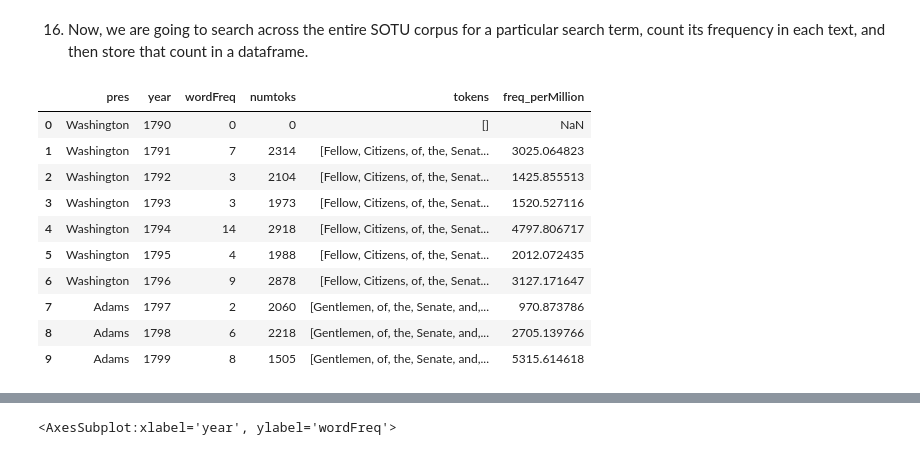
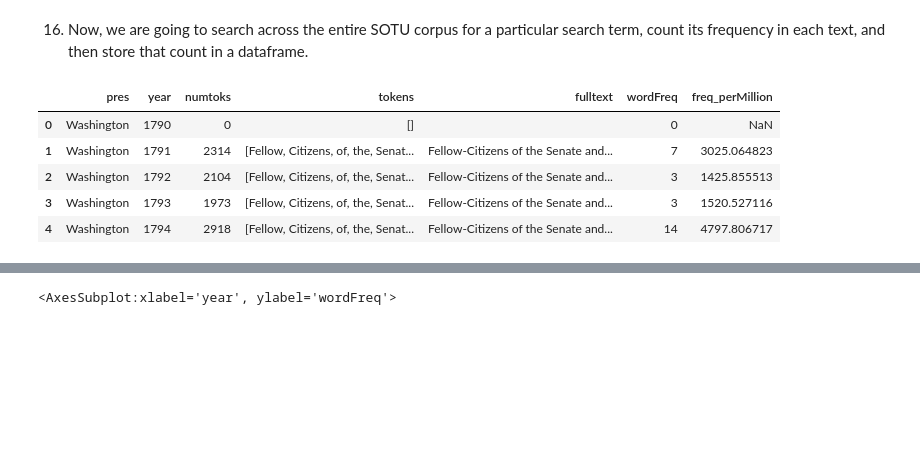
Before and after one commit to Dartmouth-Libraries/Word-Counts, a Jupyter notebook: W23b_PythonTA2_CountingWords-Copy1.ipynb, the cells around one changed output, grey strips where cells are left out. Drawn from its saved outputs; the diff is of its cells as text; code cells hidden in the pictures; blank space fills up the shorter version.

```diff
--- a/W23b_PythonTA2_CountingWords-Copy1.ipynb
+++ b/W23b_PythonTA2_CountingWords-Copy1.ipynb
@@ -309,45 +357,53 @@ ared . The Creeks in particular are covered from encroachment by the imposition
  prosperity which his goodness has already conferred , and to verify the anticipations of this Government being a safeguard of human rights . GO . WASHINGTON
 # %% [markdown]
 16. Now, we are going to search across the entire SOTU corpus for a particular search term, count its frequency in each text, and then store that count in a dataframe.
+# %%
+searchTerm = "government"
+
+def getWordFreq (term,toks):
+    ltoks = [tok.lower() for tok in toks]
+    tokfreqs=collections.Counter(ltoks)
+    wordFreq = tokfreqs[term]
+    return(wordFreq)
+
+
+sotudf['wordFreq'] = sotudf['tokens'].apply(lambda x: getWordFreq(searchTerm,x))
+sotudf['freq_perMillion'] = sotudf['wordFreq']/sotudf['numtoks']*1000000
+sotudf.head()
+# %% [output]
+|  | pres | year | numtoks | tokens | fulltext | wordFreq | freq_perMillion |
+| 0 | Washington | 1790 | 0 | [] |  | 0 | NaN |
+| 1 | Washington | 1791 | 2314 | [Fellow, Citizens, of, the, Senat... | Fellow-Citizens of the Senate and... | 7 | 3025.064823 |
+| 2 | Washington | 1792 | 2104 | [Fellow, Citizens, of, the, Senat... | Fellow-Citizens of the Senate and... | 3 | 1425.855513 |
+| 3 | Washington | 1793 | 1973 | [Fellow, Citizens, of, the, Senat... | Fellow-Citizens of the Senate and... | 3 | 1520.527116 |
+| 4 | Washington | 1794 | 2918 | [Fellow, Citizens, of, the, Senat... | Fellow-Citizens of the Senate and... | 14 | 4797.806717 |
 # %%
-searchTerm = "government"
-tokenizer = RegexpTokenizer(r'\w+')
-#n=50
+#searchTerm = "government"
+#tokenizer = RegexpTokenizer(r'\w+')
+##n=50
 
-txtList=[]
-pathlist = sotudir.glob('*.txt') # .glob only stores the pathlist temporarily (for some reason), so you need to call it again!2
-for path in pathlist:
-    fn=path.stem   #stem returns the filename minus the ".txt" (file extension).
-    #print(fn)
-    fileType=path.suffix
-    year,pres=fn.split("_")  #1794_Washington" becomes year = "1794" and pres = "Washington"
-    with open(path,'r') as f:
-        sotu = f.read()
-    tokens=tokenizer.tokenize(sotu)
-    ltokens = [tok.lower() for tok in tokens]
-    numtoks = len(ltokens)
-    tokfreqs=collections.Counter(ltokens)
-    wordFreq = tokfreqs[searchTerm]
+#txtList=[]
+#pathlist = sotudir.glob('*.txt') # .glob only stores the pathlist temporarily (for some reason), so you need to call it again!2
+#for path in pathlist:
+#    fn=path.stem   #stem returns the filename minus the ".txt" (file extension).
+#    #print(fn)
+#    fileType=path.suffix
+#    year,pres=fn.split("_")  #1794_Washington" becomes year = "1794" and pres = "Washington"
+#    with open(path,'r') as f:
+#        sotu = f.read()
+#    tokens=tokenizer.tokenize(sotu)
+#    ltokens = [tok.lower() for tok in tokens]
+#    numtoks = len(ltokens)
+#    tokfreqs=collections.Counter(ltokens)
+#    wordFreq = tokfreqs[searchTerm]
 
     #print(wordFreq)
-    txtList.append([pres,year,wordFreq,numtoks,tokens])
+#    txtList.append([pres,year,wordFreq,numtoks,tokens,sotu])
 
-colnames=['pres','year','wordFreq','numtoks','tokens']
-sotudf=pd.DataFrame(txtList,columns=colnames)  ##
-sotudf['freq_perMillion'] = sotudf['wordFreq']/sotudf['numtoks']*1000000
-sotudf.head(10)
+#colnames=['pres','year','wordFreq','numtoks','tokens','fulltext']
+#sotudf=pd.DataFrame(txtList,columns=colnames)  ##
+#sotudf['freq_perMillion'] = sotudf['wordFreq']/sotudf['numtoks']*1000000
+#sotudf.head(10)
-# %% [output]
-|  | pres | year | wordFreq | numtoks | tokens | freq_perMillion |
-| 0 | Washington | 1790 | 0 | 0 | [] | NaN |
-| 1 | Washington | 1791 | 7 | 2314 | [Fellow, Citizens, of, the, Senat... | 3025.064823 |
-| 2 | Washington | 1792 | 3 | 2104 | [Fellow, Citizens, of, the, Senat... | 1425.855513 |
-| 3 | Washington | 1793 | 3 | 1973 | [Fellow, Citizens, of, the, Senat... | 1520.527116 |
-| 4 | Washington | 1794 | 14 | 2918 | [Fellow, Citizens, of, the, Senat... | 4797.806717 |
-| 5 | Washington | 1795 | 4 | 1988 | [Fellow, Citizens, of, the, Senat... | 2012.072435 |
-| 6 | Washington | 1796 | 9 | 2878 | [Fellow, Citizens, of, the, Senat... | 3127.171647 |
-| 7 | Adams | 1797 | 2 | 2060 | [Gentlemen, of, the, Senate, and,... | 970.873786 |
-| 8 | Adams | 1798 | 6 | 2218 | [Gentlemen, of, the, Senate, and,... | 2705.139766 |
-| 9 | Adams | 1799 | 8 | 1505 | [Gentlemen, of, the, Senate, and,... | 5315.614618 |
 # %%
 sotudf.tail(10)
 # %% [output]
```
Also changed, not shown: parts of 14 cells of this notebook, 1 other file.
